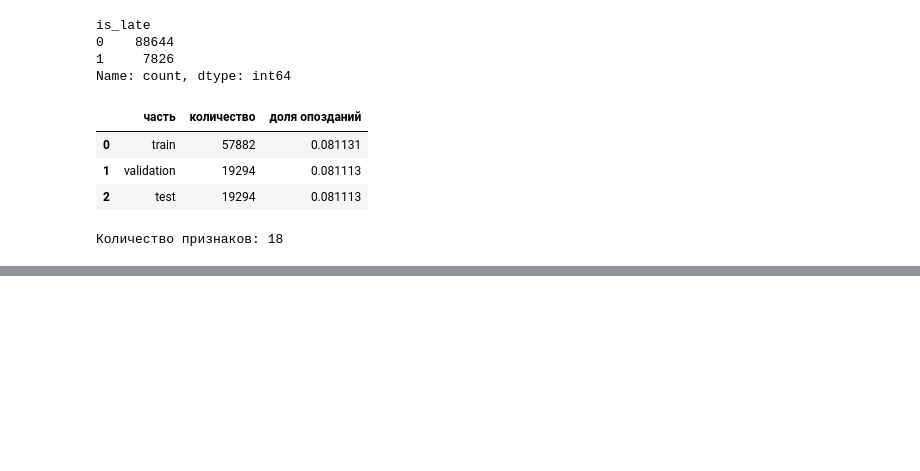
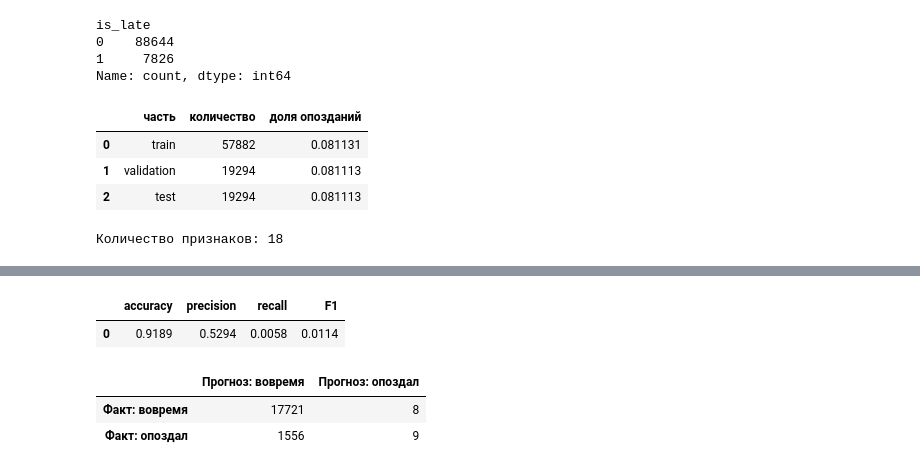
Before and after one commit to MikhailGeras/module0, a Jupyter notebook: ДЗ3.ipynb, the cells around one changed output, grey strips where cells are left out. Saved outputs shown, nothing was run; the diff lists cells and outputs as text; code cells hidden in the pictures; blank space fills up the shorter version.

```diff
--- a/ДЗ3.ipynb
+++ b/ДЗ3.ipynb
@@ -110,0 +138,24 @@ print("Количество признаков:", X.shape[1])
+# %%
+pred_05 = (p_test_a >= 0.5).astype(int)
+
+metrics_05 = pd.DataFrame([{
+    "accuracy": accuracy_score(y_test, pred_05),
+    "precision": precision_score(y_test, pred_05, zero_division=0),
+    "recall": recall_score(y_test, pred_05, zero_division=0),
+    "F1": f1_score(y_test, pred_05, zero_division=0),
+}])
+
+matrix_05 = pd.DataFrame(
+    confusion_matrix(y_test, pred_05),
+    index=["Факт: вовремя", "Факт: опоздал"],
+    columns=["Прогноз: вовремя", "Прогноз: опоздал"],
+)
+
+display(metrics_05.round(4))
+display(matrix_05)
+# %% [output]
+|  | accuracy | precision | recall | F1 |
+| 0 | 0.9189 | 0.5294 | 0.0058 | 0.0114 |
+|  | Прогноз: вовремя | Прогноз: опоздал |
+| Факт: вовремя | 17721 | 8 |
+| Факт: опоздал | 1556 | 9 |
```
Also changed, not shown: parts of 3 cells of this notebook.
